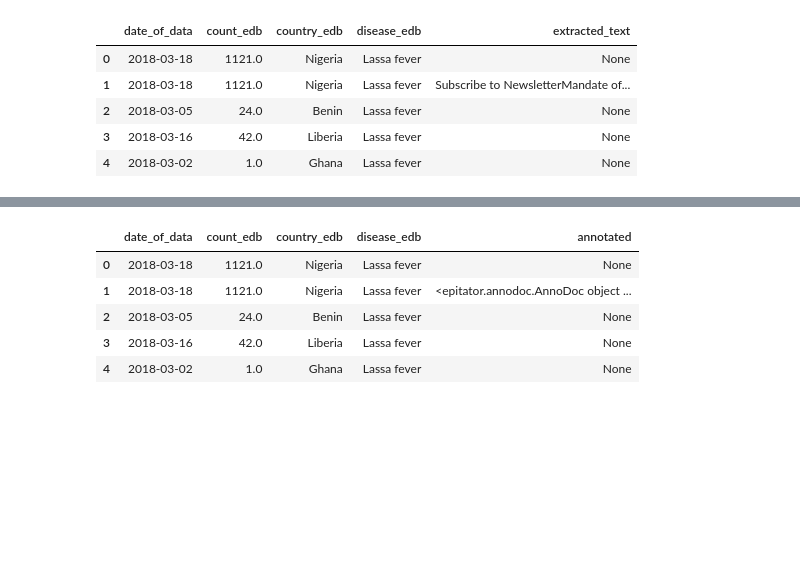
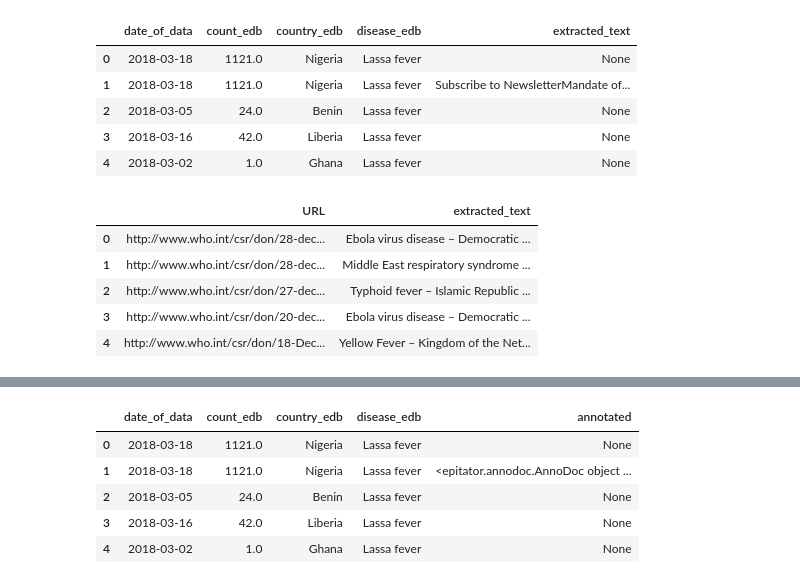
Before and after one commit to aauss/EventEpi, a Jupyter notebook: statistics.ipynb, the cells around one changed output, grey strips where cells are left out. Cells and saved outputs as stored; diff of their text form; code cells hidden in the pictures; blank space fills up the shorter version.

```diff
--- a/statistics.ipynb
+++ b/statistics.ipynb
@@ -203,3 +197,12 @@ ScrapeFromURLsAndExtractText('event_db').data_output().head()
 | 2 | 2018-03-05 | 24.0 | Benin | Lassa fever | None |
 | 3 | 2018-03-16 | 42.0 | Liberia | Lassa fever | None |
 | 4 | 2018-03-02 | 1.0 | Ghana | Lassa fever | None |
+# %%
+ScrapeFromURLsAndExtractText('who').data_output().head()
+# %% [output]
+|  | URL | extracted_text |
+| 0 | http://www.who.int/csr/don/28-dec... | Ebola virus disease – Democratic ... |
+| 1 | http://www.who.int/csr/don/28-dec... | Middle East respiratory syndrome ... |
+| 2 | http://www.who.int/csr/don/27-dec... | Typhoid fever – Islamic Republic ... |
+| 3 | http://www.who.int/csr/don/20-dec... | Ebola virus disease – Democratic ... |
+| 4 | http://www.who.int/csr/don/18-Dec... | Yellow Fever – Kingdom of the Net... |
```
Also changed, not shown: parts of 9 cells of this notebook.
